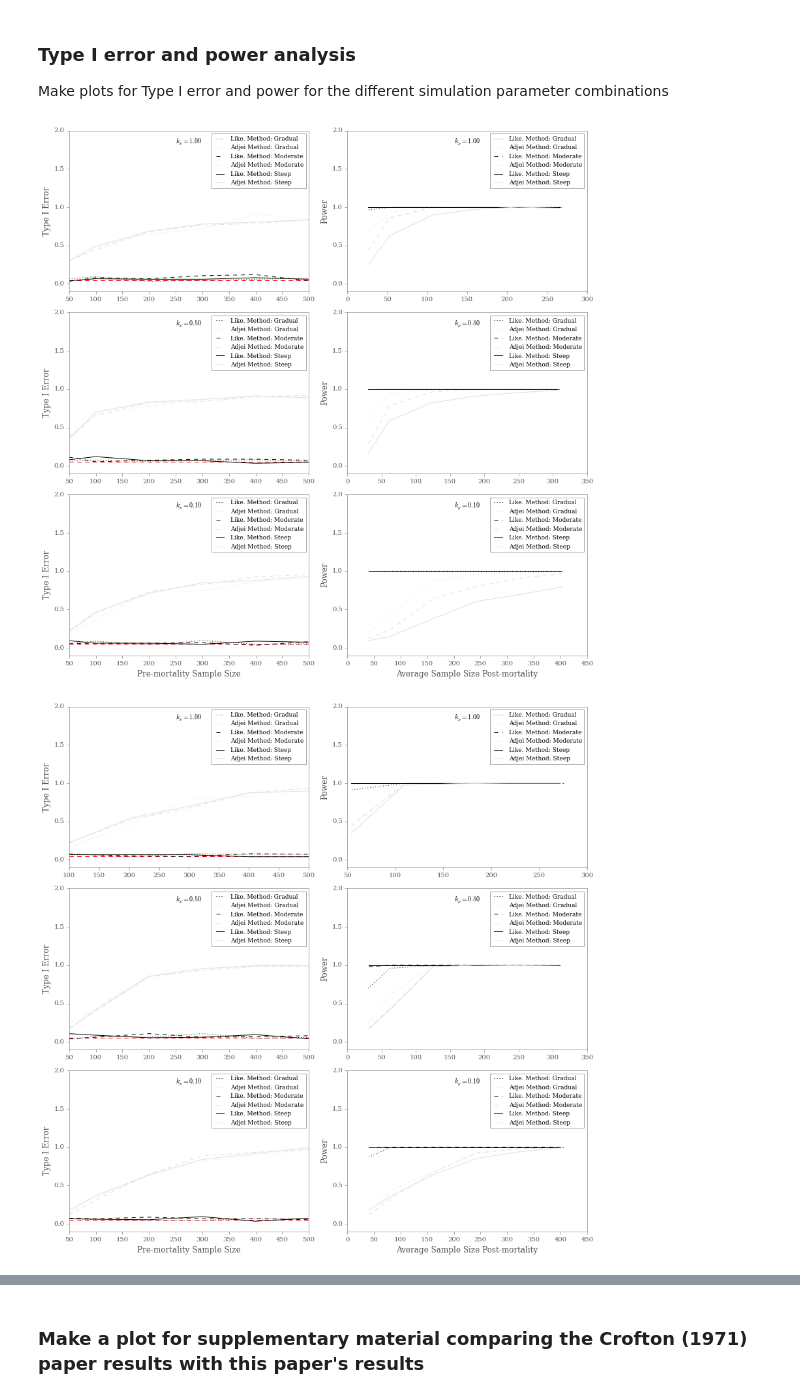
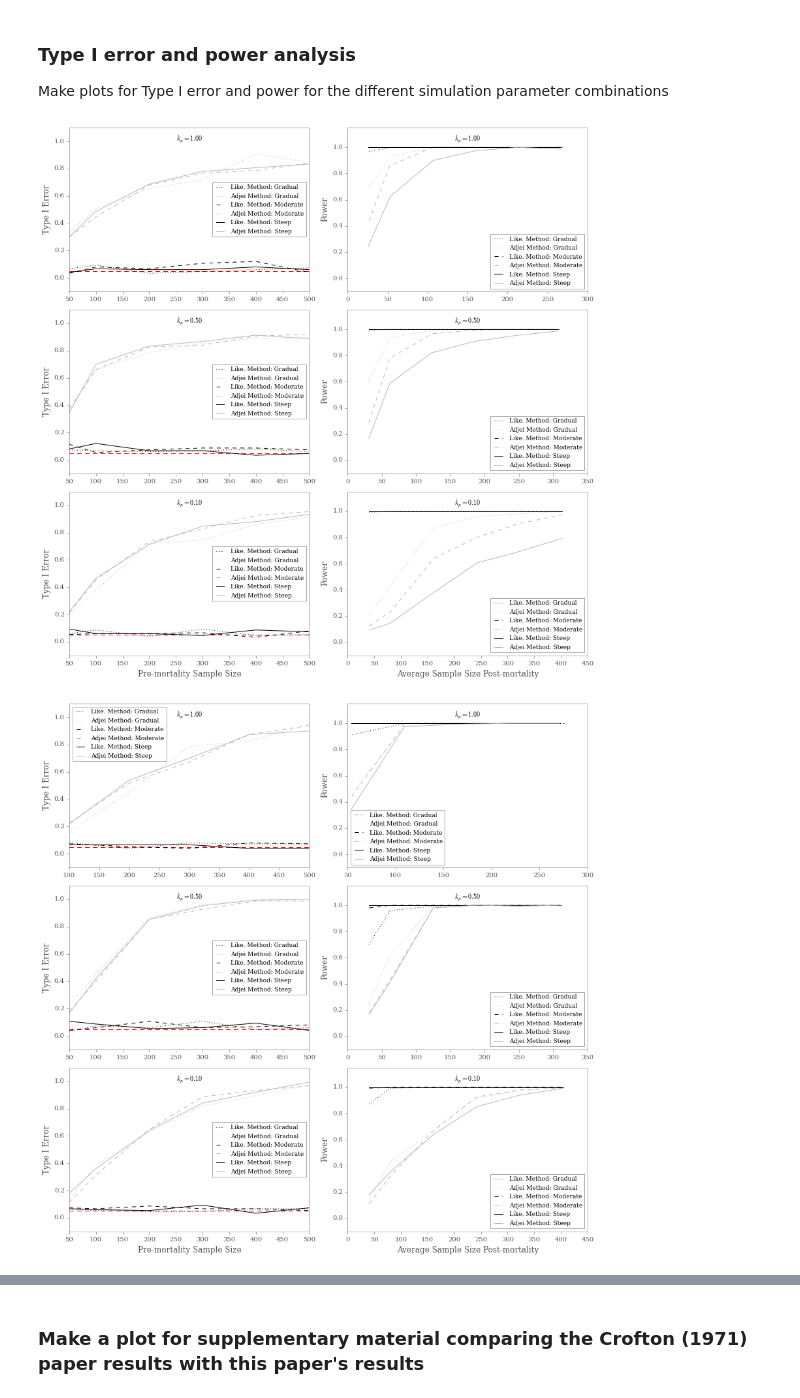
Before and after one commit to mqwilber/parasite_mortality, a Jupyter notebook: code/manuscript_plots.ipynb, the cells around one changed output, grey strips where cells are left out. Cells and saved outputs as stored; diff of their text form; code cells hidden in the pictures.

Commit message:
Incorporated all draft3 comments and added new figures.

```diff
--- a/code/manuscript_plots.ipynb
+++ b/code/manuscript_plots.ipynb
@@ -60,7 +60,7 @@ def make_full_plots_for_suppplementary(dat, mups, ld50_vec, ks, param, save_name
     linestyle = [":", "--", "-"]
     ld50_descrip = ["Gradual", "Moderate", "Steep"]
     lm_color = "black"  # Likelihood method color
-    am_color = "#E0E0E0"  # Adjei method color
+    am_color = "#B8B8B8"  # Adjei method color
 
     for l, mup in enumerate(mups):
 
@@ -123,6 +123,7 @@ def make_full_plots_for_suppplementary(dat, mups, ld50_vec, ks, param, save_name
 
                 bias_ax[i].set_ylim(ylim[0])
 
+
                 if add_red_line:
                     bias_ax[i].hlines(0.05, *bias_ax[i].get_xlim(), color="red",  linestyle="dashed")
 
@@ -209,15 +211,15 @@ dat = pd.read_pickle("../results/typeIandII_analysis_results.pkl")
 # %%
 # Make
 param = "p"
 
 mups = [10, 100, 50]
 ld50_vec = [[(5, -2.5), (10, -5), (20, -10)],
             [(5, -1.15), (10, -2.3), (20, -4.6)],
             [(5, -1.4), (10, -2.8), (20, -5.6)]]
 ks = [1, 0.5, .1]
 
 make_full_plots_for_suppplementary(dat, mups, ld50_vec, ks, param, save_name="typeIpower_figure_for_mu",
-                                   samps = [50, 100, 200, 300, 400, 500])
+                                   samps = [50, 100, 200, 300, 400, 500], ylim=[(-0.1, 1.1), (-0.1, 1.15)])
 # %% [output]
-[figure, old version]
+[figure, new version]
-[figure, old version]
+[figure, new version]
```
Also changed, not shown: parts of 16 cells of this notebook, 21 other files.
